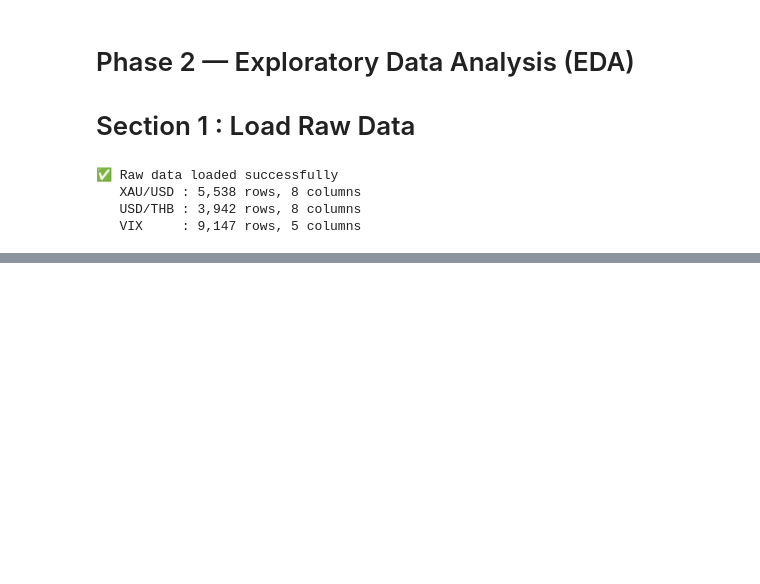
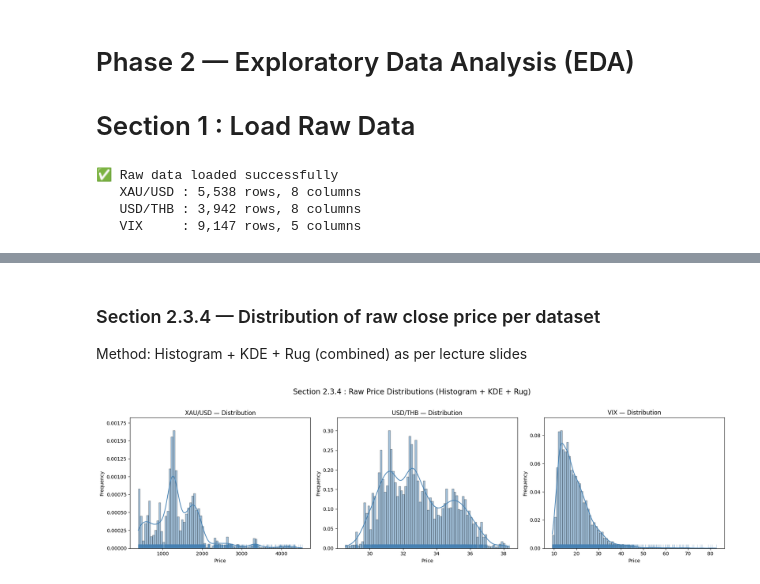
Before and after one commit to athiphat67/CN340_DATA-SCIENCE-FOR-SIGNAL-PROCESSING_PROJECT, a Jupyter notebook: Src/Phase2_EDA.ipynb, the cells around one changed output, grey strips where cells are left out. Cells and saved outputs as stored; diff of their text form; code cells hidden in the pictures; blank space fills up the shorter version.

```diff
--- a/Src/Phase2_EDA.ipynb
+++ b/Src/Phase2_EDA.ipynb
@@ -34,0 +236,19 @@ Before any transformation, we inspect each raw DataFrame across four dimensions:
+# %%
+print("=" * 60)
+print("Distribution Shape — Skewness & Kurtosis")
+print("=" * 60)
+
+for name, df, col in datasets:
+    skew = df[col].skew()
+    kurt = df[col].kurt()
+
+    skew_flag = "⚠️  right-skewed" if skew >  1 else \
+                "⚠️  left-skewed"  if skew < -1 else \
+                "✅  approx. symmetric"
+
+    kurt_flag = "⚠️  fat tails — extreme events likely" if kurt > 3 else \
+                "✅  normal tails"
+
+    print(f"\n{name}")
+    print(f"   Skewness : {skew:+.4f}  →  {skew_flag}")
+    print(f"   Kurtosis : {kurt:+.4f}  →  {kurt_flag}")
@@ -34,0 +271,20 @@ Before any transformation, we inspect each raw DataFrame across four dimensions:
+# %% [markdown]
+### Section 2.3.4 — Distribution of raw close price per dataset
+Method: Histogram + KDE + Rug (combined) as per lecture slides
+# %%
+fig, axes = plt.subplots(1, 3, figsize=(18, 5))
+
+for ax, (name, df, col) in zip(axes, datasets):
+    sns.histplot(df[col], kde=True, bins=80, stat='density',
+                 ax=ax, color='steelblue', alpha=0.5)
+    sns.rugplot(df[col], ax=ax, color='steelblue', height=0.03, alpha=0.3)
+    ax.set_title(f"{name} — Distribution")
+    ax.set_xlabel("Price")
+    ax.set_ylabel("Frequency")
+
+plt.suptitle("Section 2.3.4 : Raw Price Distributions (Histogram + KDE + Rug)",
+             fontsize=15, y=1.02)
+plt.tight_layout()
+plt.show()
+# %% [output]
+[figure, added]
```
Also changed, not shown: parts of 17 cells of this notebook.
